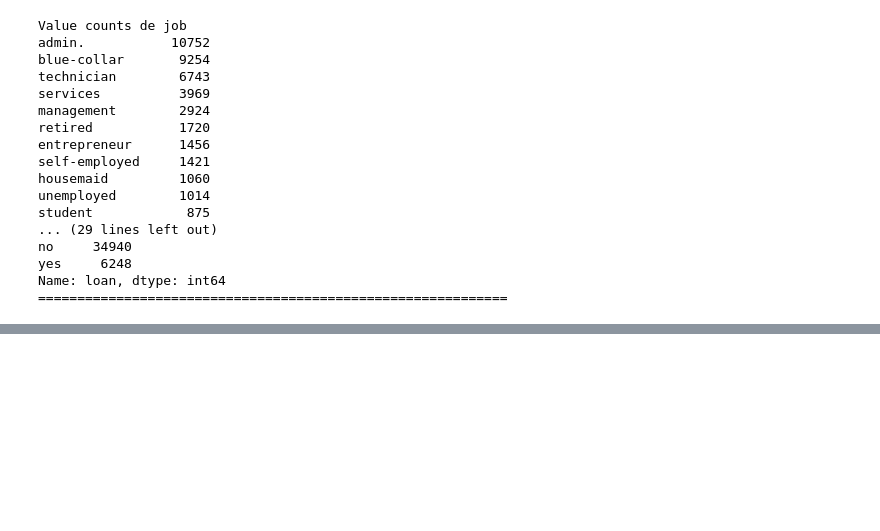
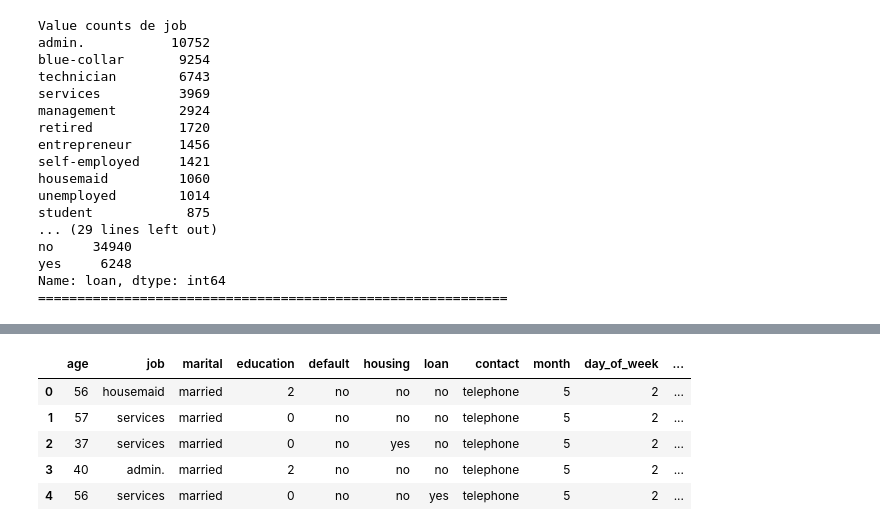
Before and after one commit to JuanAntonaccio/ML-Algorithm-Bank, a Jupyter notebook: src/explore.ipynb, the cells around one changed output, grey strips where cells are left out. Drawn from its saved outputs; the diff is of its cells as text; code cells hidden in the pictures; blank space fills up the shorter version.

```diff
--- a/src/explore.ipynb
+++ b/src/explore.ipynb
@@ -271,0 +316,15 @@ encoder = LabelEncoder()
+# %%
+month_dict={'may':5,'jul':7,'aug':8,'jun':6,'nov':11,'apr':4,'oct':10,'sep':9,'mar':3,'dec':12}
+df_raw_2['month']= df_raw_2['month'].map(month_dict)
+
+day_dict={'thu':5,'mon':2,'wed':4,'tue':3,'fri':6}
+df_raw_2['day_of_week']= df_raw_2['day_of_week'].map(day_dict)
+# %%
+df_raw_2.head()
+# %% [output]
+|  | age | job | marital | education | default | housing | loan | contact | month | day_of_week | ... |
+| 0 | 56 | housemaid | married | 2 | no | no | no | telephone | 5 | 2 | ... |
+| 1 | 57 | services | married | 0 | no | no | no | telephone | 5 | 2 | ... |
+| 2 | 37 | services | married | 0 | no | yes | no | telephone | 5 | 2 | ... |
+| 3 | 40 | admin. | married | 2 | no | no | no | telephone | 5 | 2 | ... |
+| 4 | 56 | services | married | 0 | no | no | yes | telephone | 5 | 2 | ... |
```
Also changed, not shown: parts of 12 cells of this notebook.
